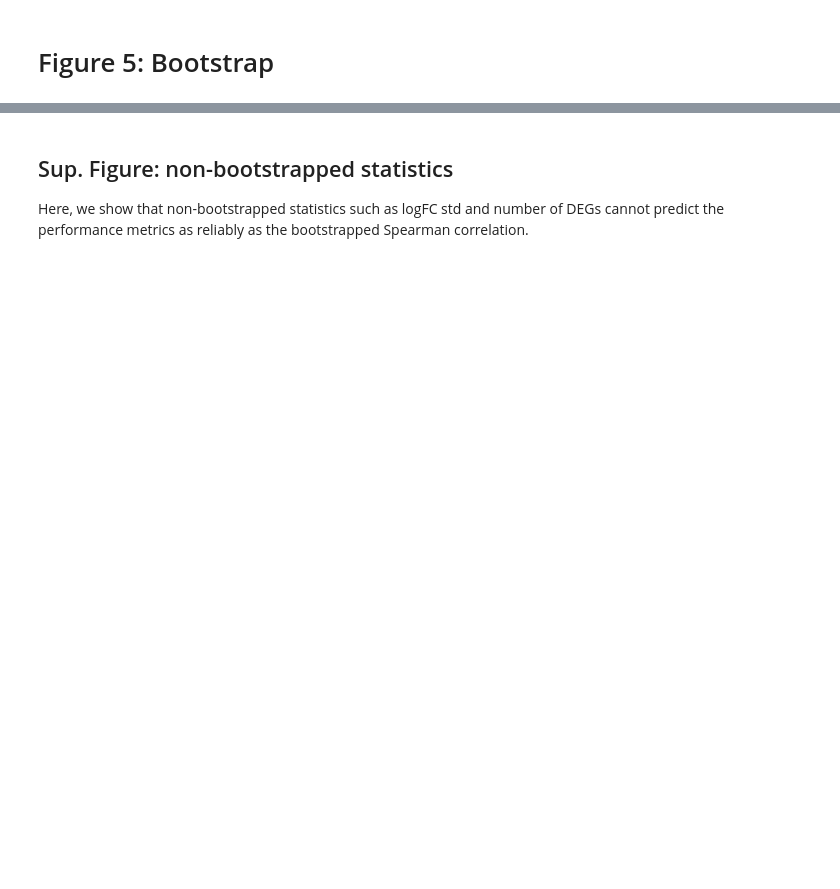
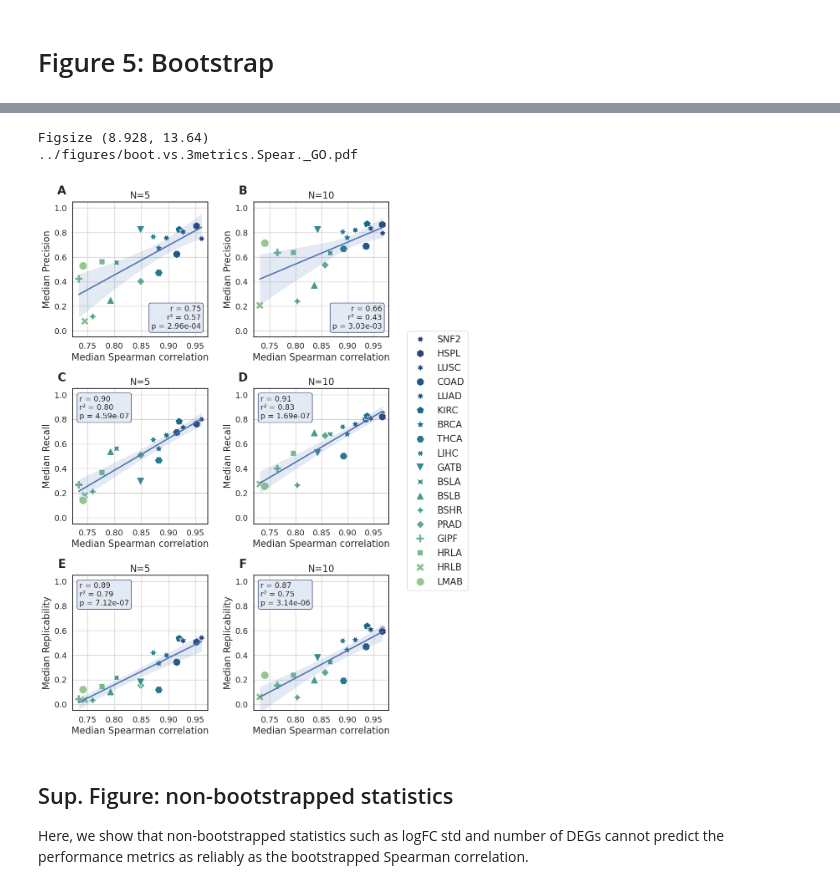
Before and after one commit to pdegen/RNASeqReplicability, a Jupyter notebook: notebooks/figures_revised.ipynb, the cells around one changed output, grey strips where cells are left out. Cells and saved outputs as stored; diff of their text form; code cells hidden in the pictures; blank space fills up the shorter version.

```diff
--- a/notebooks/figures_revised.ipynb
+++ b/notebooks/figures_revised.ipynb
@@ -264,10 +561,8 @@ metric_suffix = f"median"
 metric_prefix = "Spear" # KL, Spear
 
 suffix = "" # for DEGs
-#suffix = "_KEGG"
-#suffix = "_GO"
-
-boxprops = dict(boxstyle='round', facecolor='#e4eaf3', alpha=1, edgecolor="#2a3b76")
+suffix = "_KEGG"
+suffix = "_GO"
 
 fit_prec = "linear"
 #fit_prec = "binormal"
@@ -345,33 +640,37 @@ def bootstrap_plot(metric_prefix,metric_suffix,x1,x2,y1_suffix,y2_suffix, y_pref
 
             a.set(ylabel=f"Median {pretty_met[y_prefix]}")
 
 
     ### MISC.
 
     handles, labels = axes[0][0].get_legend_handles_labels()
     fig.legend(handles[::-1], labels[::-1], loc='center left',
                bbox_to_anchor=(1,0.5),framealpha=1,title=None,ncol=1,markerscale=1)
 
     for i, a in enumerate(axes.flatten()):
         a.legend().remove()
         a.set_box_aspect(1)
         a.set(xlabel=(f"{metric_suffix.split('_')[-1].capitalize()} {pretty_met[metric_prefix]}"))
         a.set(ylim=(-0.05,1.05))
         if "Spear" in x1:
             pass
             a.xaxis.set_ticks(np.arange(0.75, 1, 0.05))
         a.annotate(chr(ord('A')+i), xy=(-0.08, 1.08), xycoords="axes fraction", weight="bold", va='center',ha='center', fontsize=20)
         a.set_title(f"N={N1}" if i%2==0 else f"N={N2}", size=16)
 
     return fig
 
 fig = bootstrap_plot(metric_prefix,metric_suffix,x1,x2,y1_suffix,y2_suffix, y_prefixes, N1=5, N2=10)
 
 #fig.suptitle(f"25 Bootstrap trials | {len(cohorts)} Cohorts | {suffix}")
 fig.tight_layout()
 figpath = f"../figures/boot.vs.{len(y_prefixes)}metrics.{metric_prefix}.{suffix}.pdf"
 fig.savefig(figpath, bbox_inches="tight")
 print(figpath)
+# %% [output]
+Figsize (8.928, 13.64)
+../figures/boot.vs.3metrics.Spear._GO.pdf
+[figure, added]
 # %% [markdown]
 ## Sup. Figure: non-bootstrapped statistics
 
```
Also changed, not shown: parts of 50 cells of this notebook, 4 other files.
